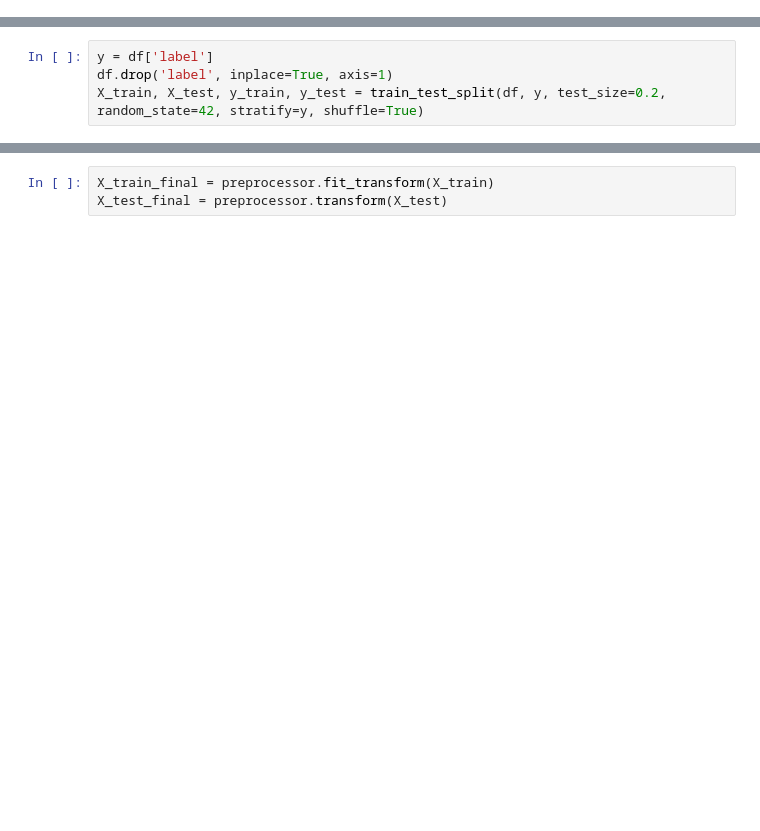
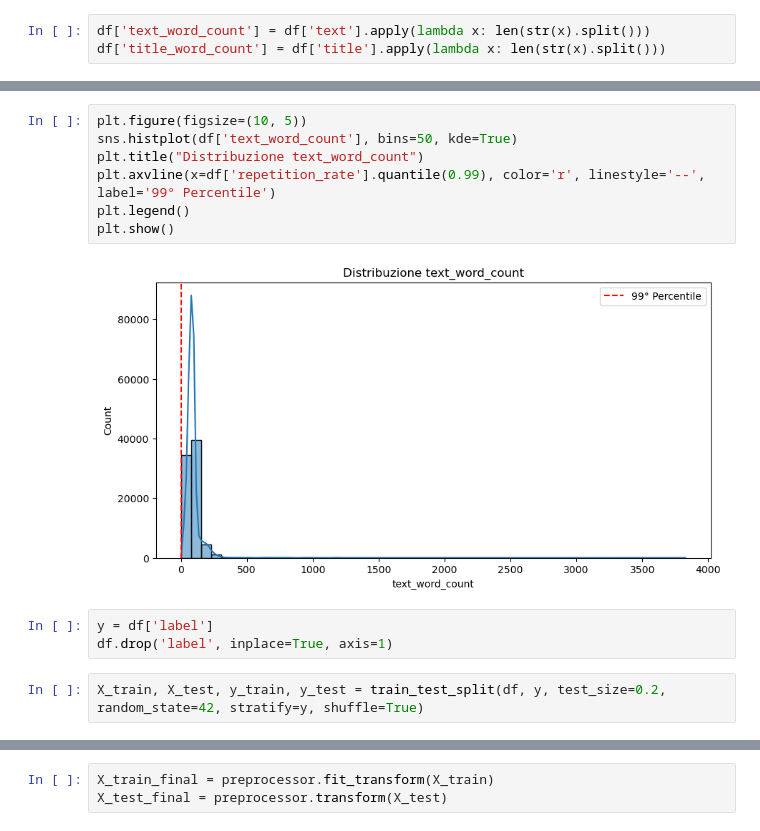
Before and after one commit to luciobaiocchi/newspaper_classificator, a Jupyter notebook: prova_leo.ipynb, the cells around one changed output, grey strips where cells are left out. Drawn from its saved outputs; the diff is of its cells as text; blank space fills up the shorter version.

```diff
--- a/prova_leo.ipynb
+++ b/prova_leo.ipynb
@@ -158,0 +134,3 @@ eva['moment_of_day'] = daytime_eva
+# %%
+df['text_word_count'] = df['text'].apply(lambda x: len(str(x).split()))
+df['title_word_count'] = df['title'].apply(lambda x: len(str(x).split()))
@@ -159,4 +271,14 @@ eva['moment_of_day'] = daytime_eva
+# %%
+plt.figure(figsize=(10, 5))
+sns.histplot(df['text_word_count'], bins=50, kde=True)
+plt.title("Distribuzione text_word_count")
+plt.axvline(x=df['repetition_rate'].quantile(0.99), color='r', linestyle='--', label='99° Percentile')
+plt.legend()
+plt.show()
+# %% [output]
+[figure, added]
 # %%
 y = df['label']
 df.drop('label', inplace=True, axis=1)
-X_train, X_test, y_train, y_test = train_test_split(df, y, test_size=0.2, random_state=42, stratify=y, shuffle=True)
+# %%
+X_train, X_test, y_train, y_test = train_test_split(df, y, test_size=0.2, random_state=42, stratify=y, shuffle=True)
```
Also changed, not shown: parts of 17 cells of this notebook, 7 other files.
